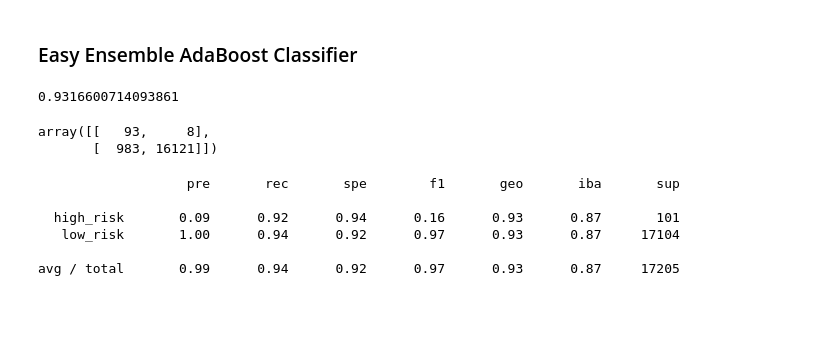
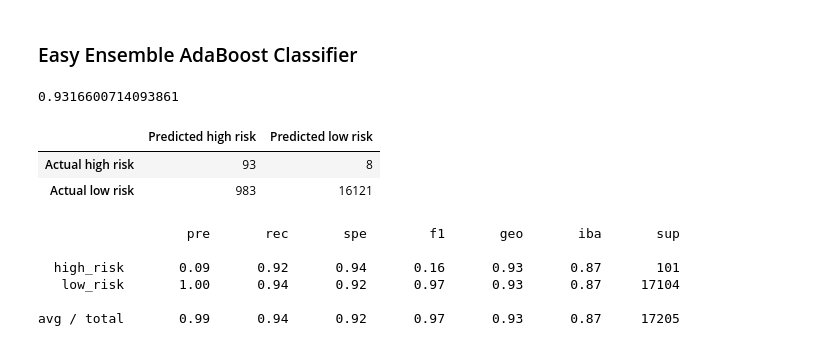
Before and after one commit to elp192/Predict-Credit-Risk, a Jupyter notebook: credit_risk_ensemble.ipynb, the cells around one changed output. Drawn from its saved outputs; the diff is of its cells as text; code cells hidden in the pictures; blank space fills up the shorter version.

```diff
--- a/credit_risk_ensemble.ipynb
+++ b/credit_risk_ensemble.ipynb
@@ -185,12 +188,15 @@ from sklearn.metrics import balanced_accuracy_score
 balanced_accuracy_score(y_test,y_pred1)
 # %% [output]
 0.9316600714093861
-# %%
-# Display the confusion matrix
-confusion_matrix(y_test,y_pred1)
-# %% [output]
-array([[   93,     8],
-       [  983, 16121]])
+# %%
+# Display the confusion matrix
+m=confusion_matrix(y_test,y_pred1)
+m_df=pd.DataFrame(m, index=["Actual high risk", "Actual low risk"], columns=["Predicted high risk", "Predicted low risk"])
+m_df
+# %% [output]
+|  | Predicted high risk | Predicted low risk |
+| Actual high risk | 93 | 8 |
+| Actual low risk | 983 | 16121 |
 # %%
 # Print the imbalanced classification report
 from imblearn.metrics import classification_report_imbalanced
```
Also changed, not shown: parts of 1 cell of this notebook, 1 other file.
